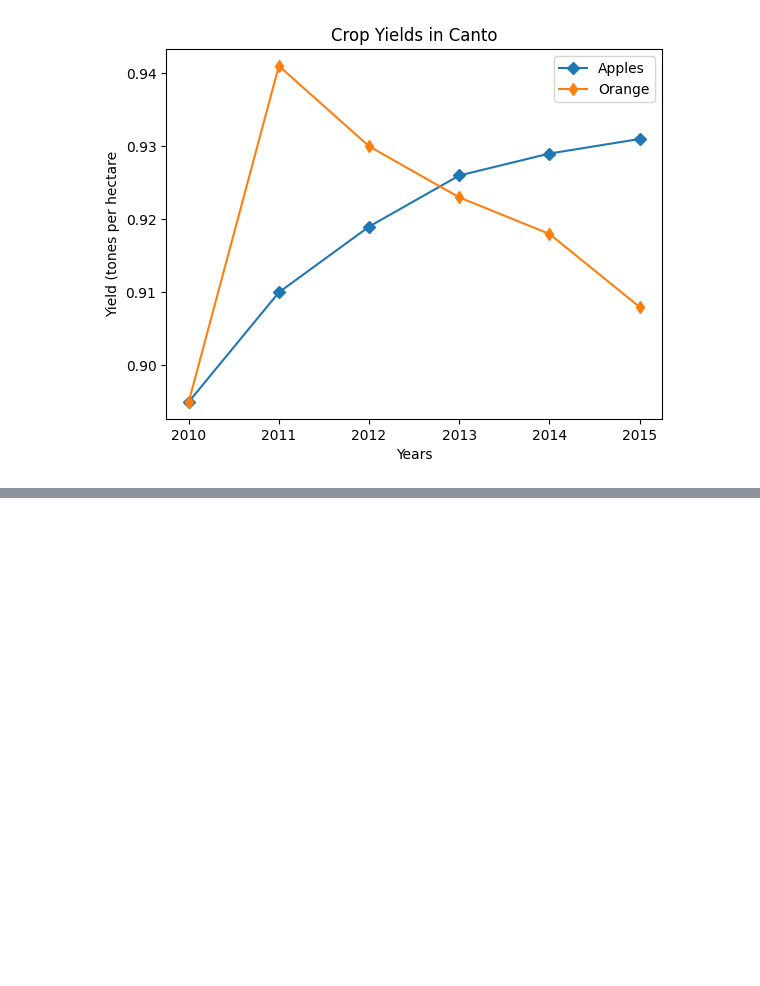
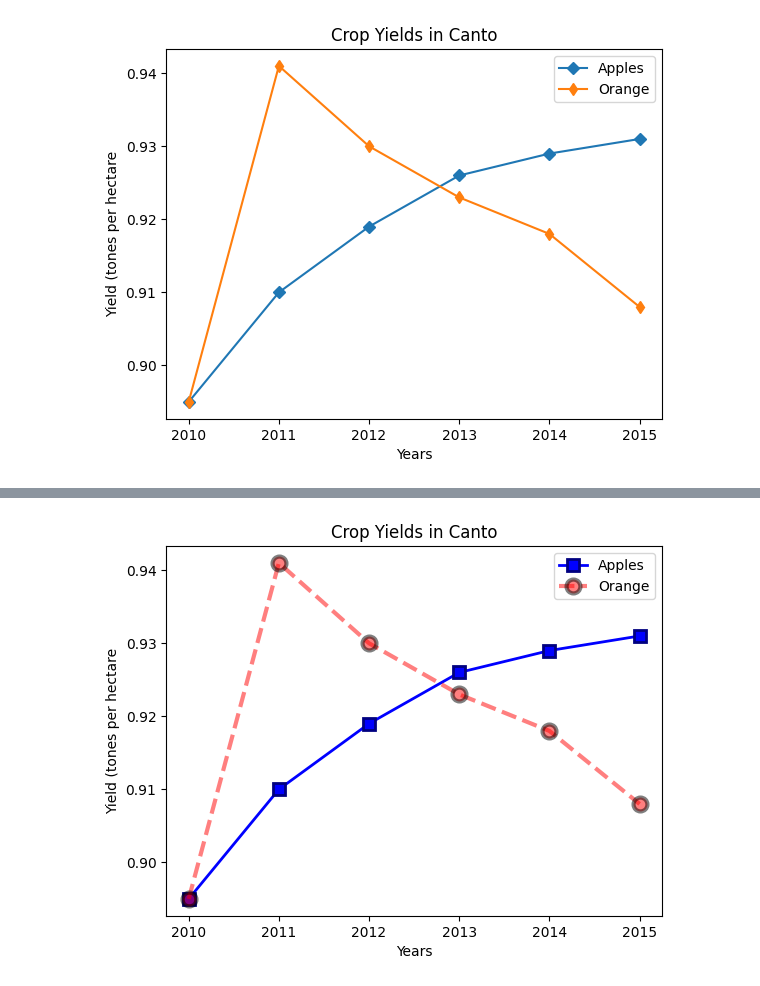
Before and after one commit to piyush-verma020/Data-Analysis, a Jupyter notebook: matplotlib_seaborn_(notes).ipynb, the cells around one changed output, grey strips where cells are left out. Drawn from its saved outputs; the diff is of its cells as text; code cells hidden in the pictures; blank space fills up the shorter version.

```diff
--- a/matplotlib_seaborn_(notes).ipynb
+++ b/matplotlib_seaborn_(notes).ipynb
@@ -138,0 +149,13 @@ plt.show()
+# %%
+plt.xlabel('Years')
+plt.ylabel('Yield (tonnes per hectare')
+
+plt.title('Crop Yields in Canto')  # "Canto" is an imaginary place somewhere in this cosmos
+
+plt.plot(years, apple, marker='s', c='b', ls='-', lw=2, ms=8, mew=2, mec='navy')
+plt.plot(years, orange, marker='o', c='r', ls='--', lw=3, ms=10, mec='black',mew=3, alpha=.5)
+
+plt.legend(['Apples', 'Orange'])
+plt.show()
+# %% [output]
+[figure, added]
```
Also changed, not shown: parts of 11 cells of this notebook.
